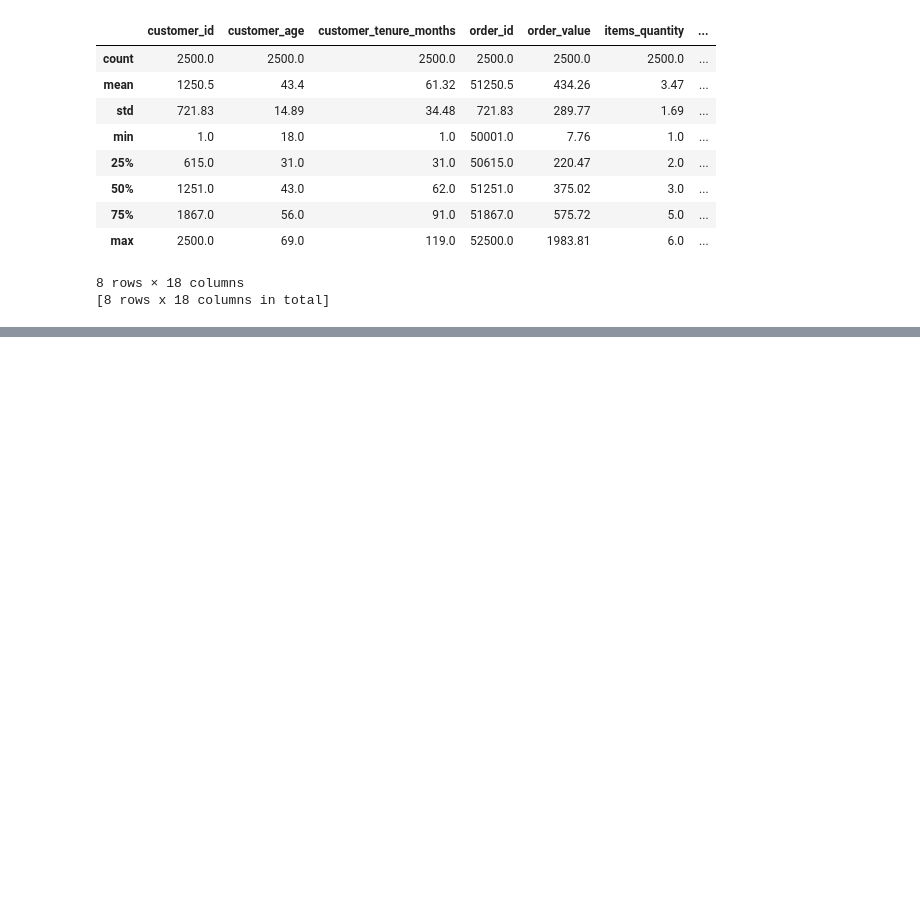
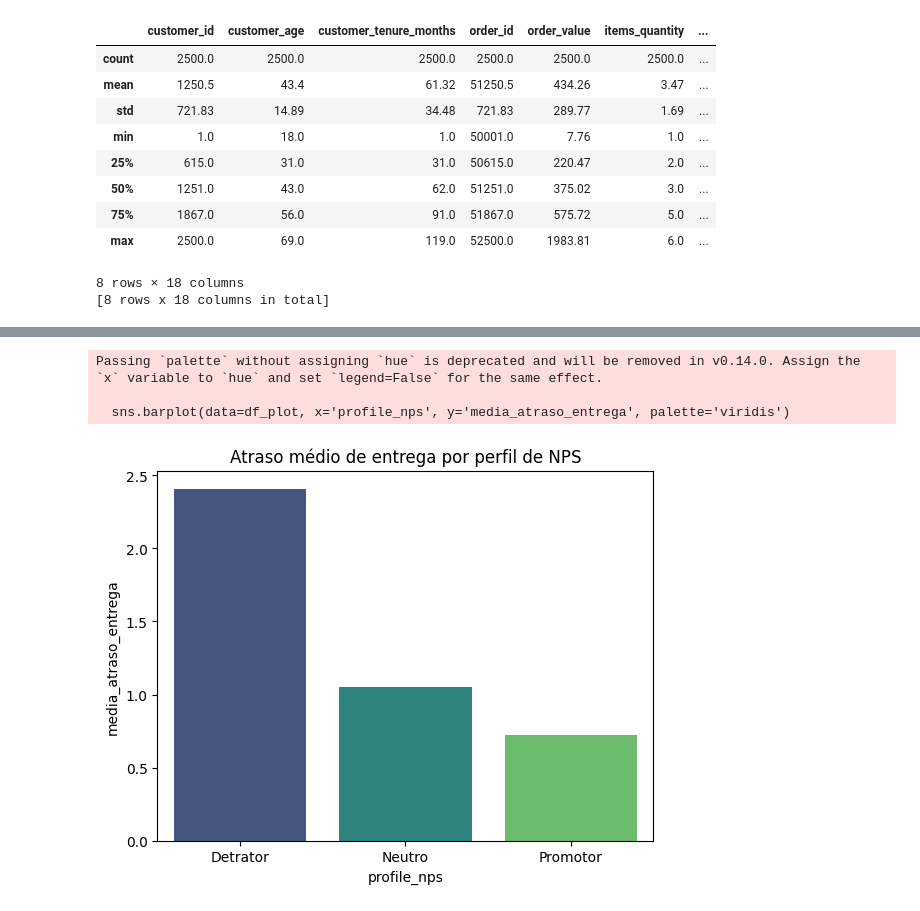
Before and after one commit to vanessahay/1IAST-TechChallenge, a Jupyter notebook: Fase 1/Notebook/1IAST-TechChallenge-Fase1.ipynb, the cells around one changed output, grey strips where cells are left out. Cells and saved outputs as stored; diff of their text form; code cells hidden in the pictures; blank space fills up the shorter version.

```diff
--- a/Fase 1/Notebook/1IAST-TechChallenge-Fase1.ipynb
+++ b/Fase 1/Notebook/1IAST-TechChallenge-Fase1.ipynb
@@ -171,0 +189,15 @@ Passo 3: Criação das variáveis de negócio
+# %%
+def categorizar_nps(df):
+    """Categoriza o NPS com base na coluna nps_score."""
+    score = df['nps_score']
+
+    perfil = bpd.Series("Detrator", index=df.index)
+
+    return perfil.case_when([
+        (score >= 9, "Promotor"),
+        (score >= 7, "Neutro")
+    ])
+
+
+df_full_nps['profile_nps'] = categorizar_nps(df_full_nps)
+df_full_nps.head()
@@ -171,0 +213,17 @@ Passo 3: Criação das variáveis de negócio
+# %%
+result = df_full_nps.groupby('profile_nps').agg(
+    total_clientes=('customer_id', 'count'),
+    total_recompras_30d=('repeat_purchase_30d', 'sum'),
+    taxa_recompra_percent=('repeat_purchase_30d', 'mean'),
+    tempo_medio_relacionamento_meses=('customer_tenure_months', 'mean'),
+    media_atraso_entrega=('delivery_delay_days', 'mean'),
+    media_contatos_suporte=('customer_service_contacts', 'mean'),
+    total_reclamacoes=('complaints_count', 'sum')
+)
+
+result['taxa_recompra_percent'] = (result['taxa_recompra_percent'] * 100).round(2)
+result['tempo_medio_relacionamento_meses'] = result['tempo_medio_relacionamento_meses'].round(1)
+result['media_atraso_entrega'] = result['media_atraso_entrega'].round(2)
+result['media_contatos_suporte'] = result['media_contatos_suporte'].round(2)
+
+result
@@ -171,0 +238,12 @@ Passo 3: Criação das variáveis de negócio
+# %%
+result.to_pandas()
+df_plot = result.reset_index()
+# %%
+sns.barplot(data=df_plot, x='profile_nps', y='media_atraso_entrega', palette='viridis')
+plt.title('Atraso médio de entrega por perfil de NPS')
+plt.show()
+# %% [output]
+Passing `palette` without assigning `hue` is deprecated and will be removed in v0.14.0. Assign the `x` variable to `hue` and set `legend=False` for the same effect.
+
+  sns.barplot(data=df_plot, x='profile_nps', y='media_atraso_entrega', palette='viridis')
+[figure, added]
```
Also changed, not shown: parts of 7 cells of this notebook.
